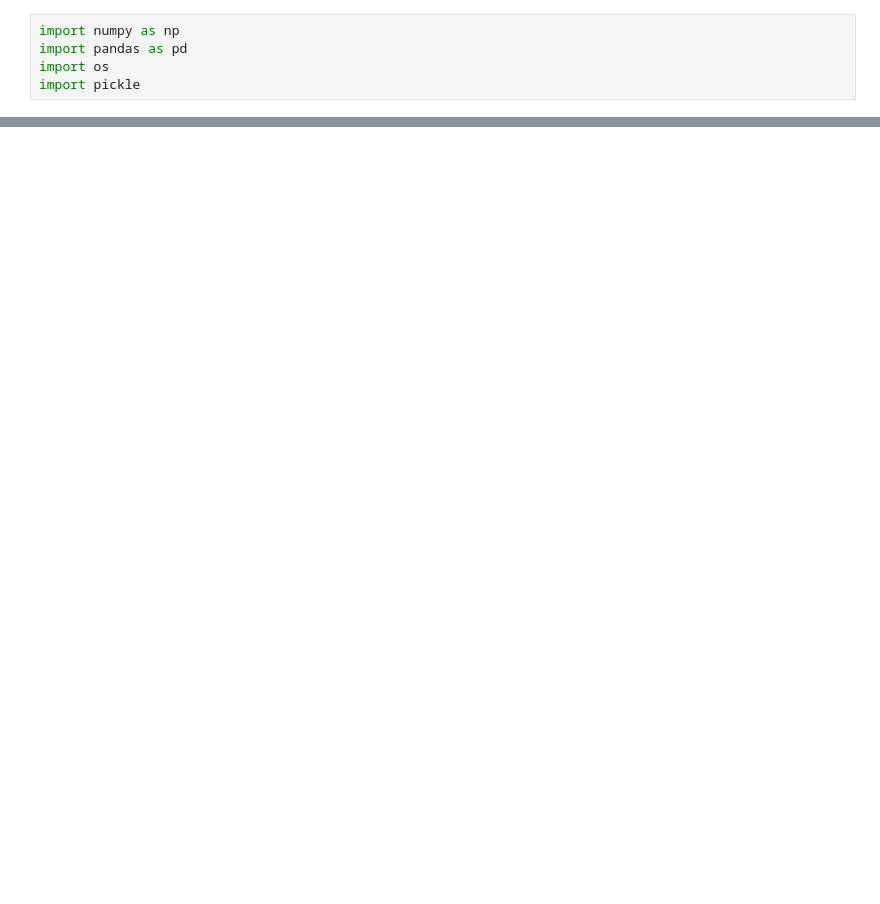
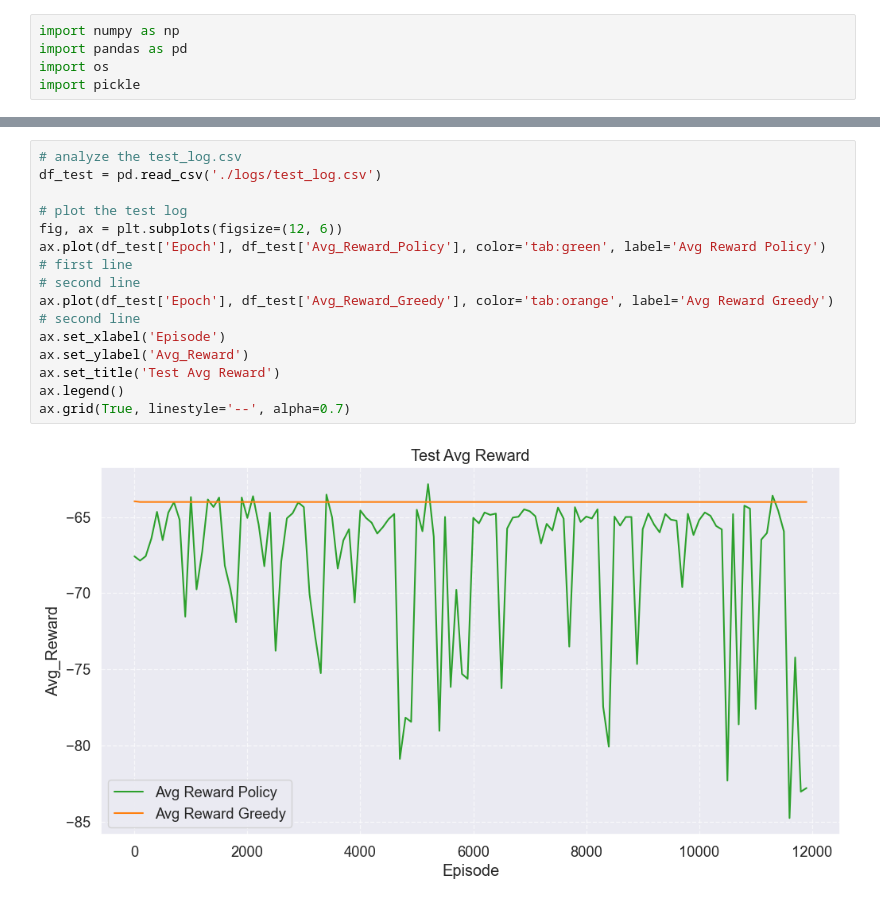
Before and after one commit to ricardo3709/Circular_Network, a Jupyter notebook: data_analysis.ipynb, the cells around one changed output, grey strips where cells are left out. Saved outputs shown, nothing was run; the diff lists cells and outputs as text; blank space fills up the shorter version.

```diff
--- a/data_analysis.ipynb
+++ b/data_analysis.ipynb
@@ -72,0 +66,16 @@ plt.savefig('/Users/xwan0069/Desktop/Projects/Circular_Network/figures/loss_rewa
+# %%
+# analyze the test_log.csv
+df_test = pd.read_csv('./logs/test_log.csv')
+
+# plot the test log
+fig, ax = plt.subplots(figsize=(12, 6))
+ax.plot(df_test['Epoch'], df_test['Avg_Reward_Policy'], color='tab:green', label='Avg Reward Policy')  # first line
+# second line
+ax.plot(df_test['Epoch'], df_test['Avg_Reward_Greedy'], color='tab:orange', label='Avg Reward Greedy') # second line
+ax.set_xlabel('Episode')
+ax.set_ylabel('Avg_Reward')
+ax.set_title('Test Avg Reward')
+ax.legend()
+ax.grid(True, linestyle='--', alpha=0.7)
+# %% [output]
+[figure, added]
```
Also changed, not shown: parts of 5 cells of this notebook, 23 other files.
